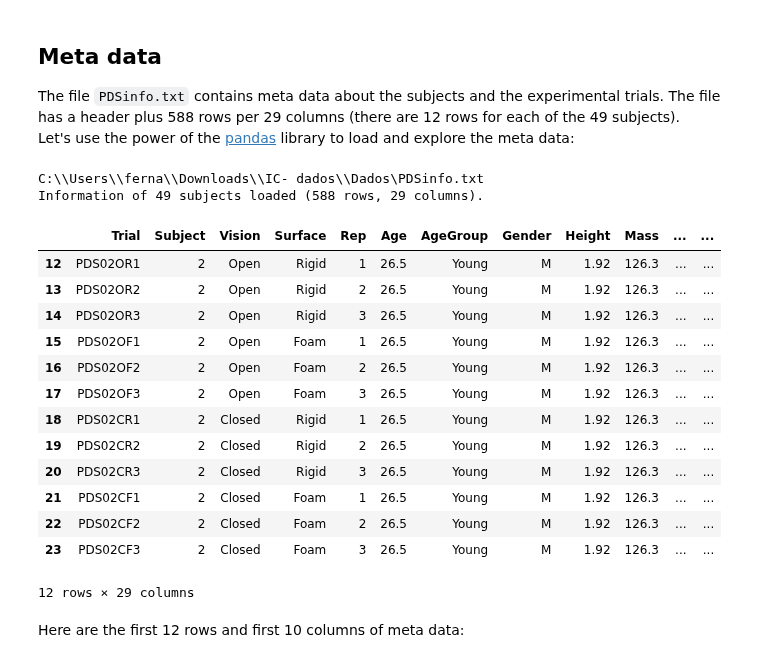
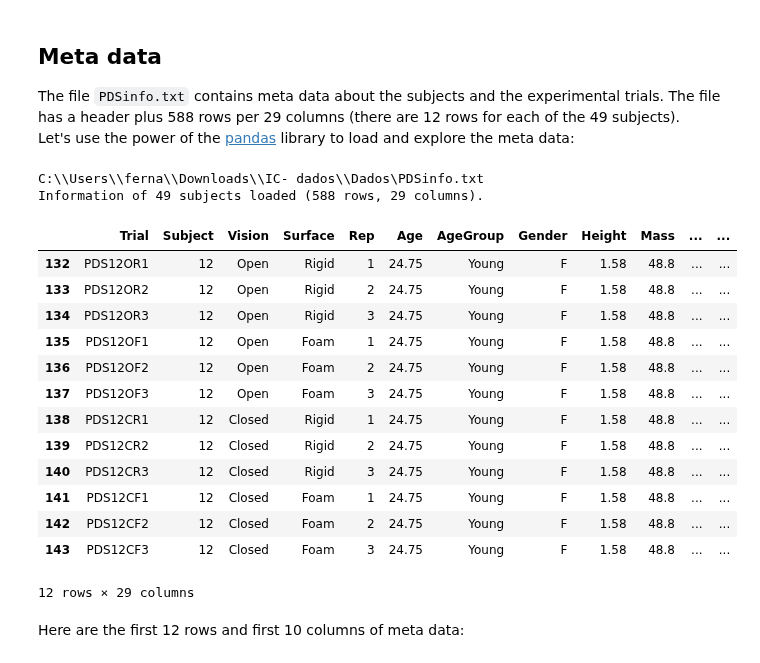
Before and after one commit to FernandaVanzini/COPandCOGestimar, a Jupyter notebook: RegressãoLinear.ipynb, the cells around one changed output. Drawn from its saved outputs; the diff is of its cells as text; code cells hidden in the pictures.

```diff
--- a/RegressãoLinear.ipynb
+++ b/RegressãoLinear.ipynb
@@ -51,30 +51,30 @@ Let's use the power of the [pandas](http://pandas.pydata.org/) library to load a
 # %%
 # GitHub URL:
 #path2 = 'C:\Users\ferna\Downloads\IC- dados\Dados'
 # local directory:
 path2 = r'C:\\Users\\ferna\\Downloads\\IC- dados\\Dados'
 fname = os.path.join(path2, 'PDSinfo.txt')
 PDSinfo = pd.read_csv(fname, sep='\t', header=0, index_col=None, engine='c', encoding='utf-8')
 print(fname)
 print("Information of %s subjects loaded (%s rows, %s columns)."
       %(len(pd.unique(PDSinfo.Subject)), PDSinfo.shape[0], PDSinfo.shape[1]))
-PDSinfo[PDSinfo["Subject"]==2]
+PDSinfo[PDSinfo["Subject"]==12]
 # %% [output]
 C:\\Users\\ferna\\Downloads\\IC- dados\\Dados\PDSinfo.txt
 Information of 49 subjects loaded (588 rows, 29 columns).
 |  | Trial | Subject | Vision | Surface | Rep | Age | AgeGroup | Gender | Height | Mass | ... | ... |
-| 12 | PDS02OR1 | 2 | Open | Rigid | 1 | 26.5 | Young | M | 1.92 | 126.3 | ... | ... |
-| 13 | PDS02OR2 | 2 | Open | Rigid | 2 | 26.5 | Young | M | 1.92 | 126.3 | ... | ... |
-| 14 | PDS02OR3 | 2 | Open | Rigid | 3 | 26.5 | Young | M | 1.92 | 126.3 | ... | ... |
-| 15 | PDS02OF1 | 2 | Open | Foam | 1 | 26.5 | Young | M | 1.92 | 126.3 | ... | ... |
-| 16 | PDS02OF2 | 2 | Open | Foam | 2 | 26.5 | Young | M | 1.92 | 126.3 | ... | ... |
-| 17 | PDS02OF3 | 2 | Open | Foam | 3 | 26.5 | Young | M | 1.92 | 126.3 | ... | ... |
-| 18 | PDS02CR1 | 2 | Closed | Rigid | 1 | 26.5 | Young | M | 1.92 | 126.3 | ... | ... |
-| 19 | PDS02CR2 | 2 | Closed | Rigid | 2 | 26.5 | Young | M | 1.92 | 126.3 | ... | ... |
-| 20 | PDS02CR3 | 2 | Closed | Rigid | 3 | 26.5 | Young | M | 1.92 | 126.3 | ... | ... |
-| 21 | PDS02CF1 | 2 | Closed | Foam | 1 | 26.5 | Young | M | 1.92 | 126.3 | ... | ... |
-| 22 | PDS02CF2 | 2 | Closed | Foam | 2 | 26.5 | Young | M | 1.92 | 126.3 | ... | ... |
-| 23 | PDS02CF3 | 2 | Closed | Foam | 3 | 26.5 | Young | M | 1.92 | 126.3 | ... | ... |
+| 132 | PDS12OR1 | 12 | Open | Rigid | 1 | 24.75 | Young | F | 1.58 | 48.8 | ... | ... |
+| 133 | PDS12OR2 | 12 | Open | Rigid | 2 | 24.75 | Young | F | 1.58 | 48.8 | ... | ... |
+| 134 | PDS12OR3 | 12 | Open | Rigid | 3 | 24.75 | Young | F | 1.58 | 48.8 | ... | ... |
+| 135 | PDS12OF1 | 12 | Open | Foam | 1 | 24.75 | Young | F | 1.58 | 48.8 | ... | ... |
+| 136 | PDS12OF2 | 12 | Open | Foam | 2 | 24.75 | Young | F | 1.58 | 48.8 | ... | ... |
+| 137 | PDS12OF3 | 12 | Open | Foam | 3 | 24.75 | Young | F | 1.58 | 48.8 | ... | ... |
+| 138 | PDS12CR1 | 12 | Closed | Rigid | 1 | 24.75 | Young | F | 1.58 | 48.8 | ... | ... |
+| 139 | PDS12CR2 | 12 | Closed | Rigid | 2 | 24.75 | Young | F | 1.58 | 48.8 | ... | ... |
+| 140 | PDS12CR3 | 12 | Closed | Rigid | 3 | 24.75 | Young | F | 1.58 | 48.8 | ... | ... |
+| 141 | PDS12CF1 | 12 | Closed | Foam | 1 | 24.75 | Young | F | 1.58 | 48.8 | ... | ... |
+| 142 | PDS12CF2 | 12 | Closed | Foam | 2 | 24.75 | Young | F | 1.58 | 48.8 | ... | ... |
+| 143 | PDS12CF3 | 12 | Closed | Foam | 3 | 24.75 | Young | F | 1.58 | 48.8 | ... | ... |
 12 rows × 29 columns
 # %% [markdown]
 Here are the first 12 rows and first 10 columns of meta data:
```
Also changed, not shown: parts of 64 cells of this notebook.
